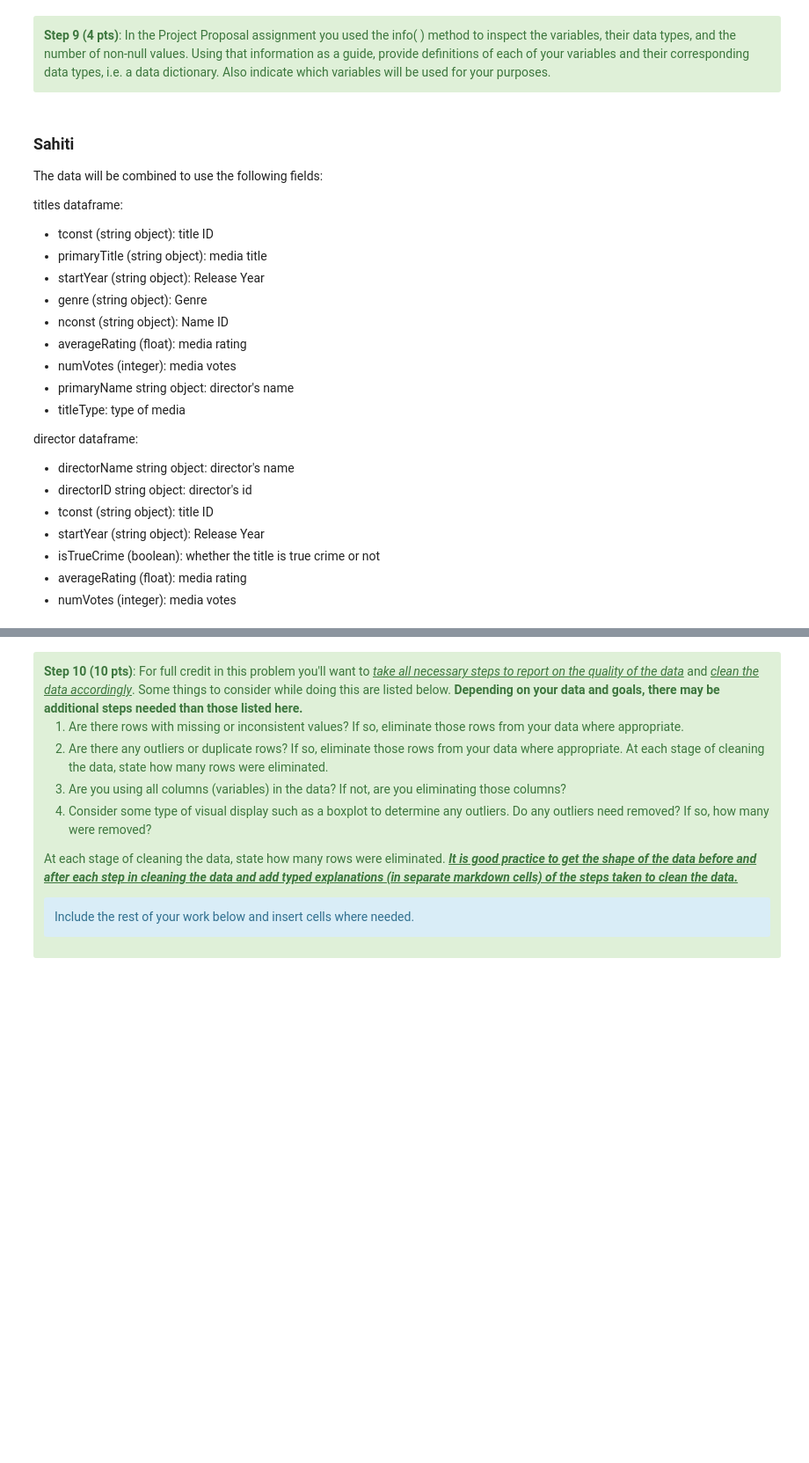
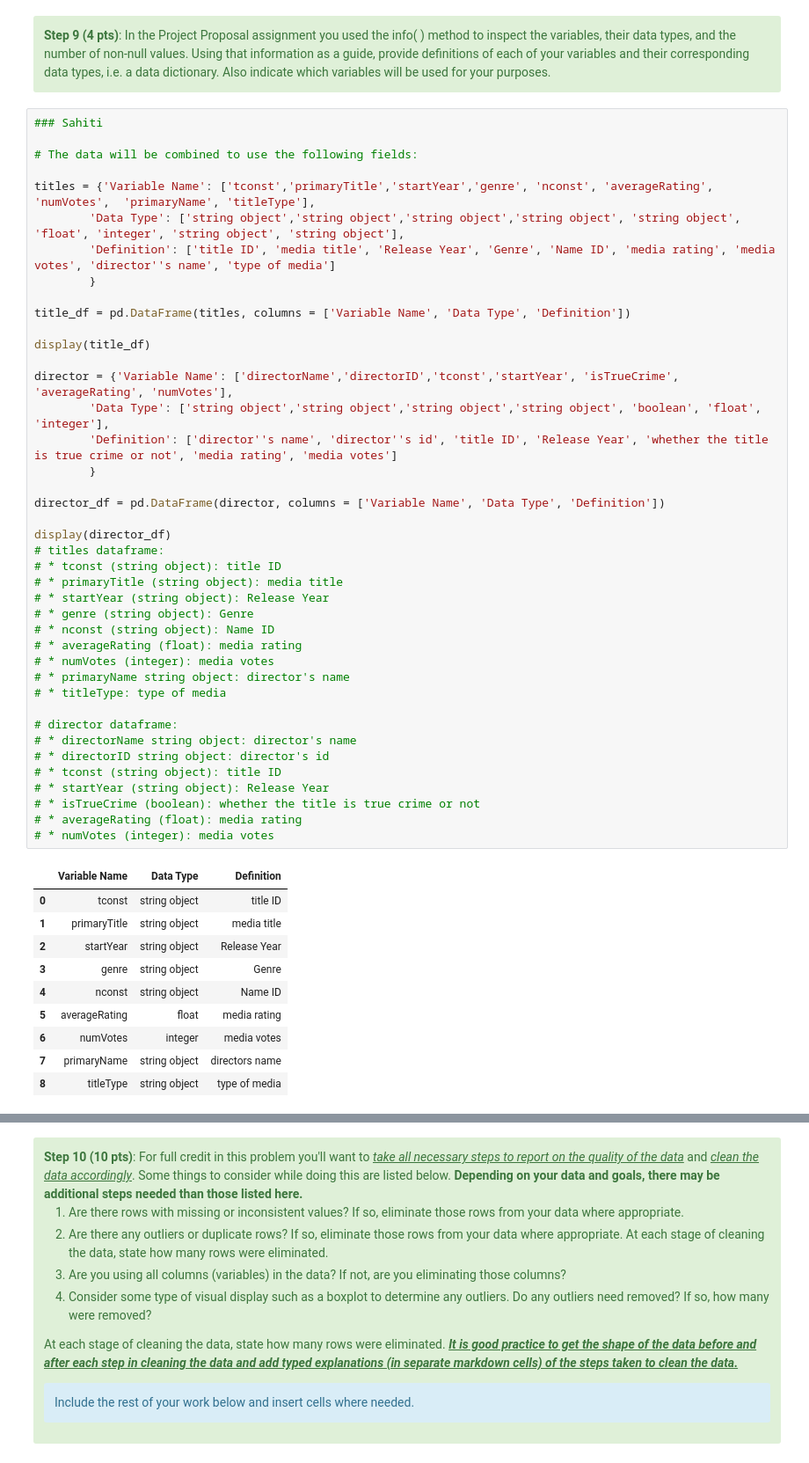
Before and after one commit to robords/NU_MS_EDA_Project, a Jupyter notebook: EDA_Project_Group_4.ipynb, the cells around one changed output, grey strips where cells are left out. Shown: that part at 88% size. Drawn from its saved outputs; the diff is of its cells as text; blank space fills up the shorter version.

Commit message:
sahiti's code

```diff
--- a/EDA_Project_Group_4.ipynb
+++ b/EDA_Project_Group_4.ipynb
@@ -249,26 +243,54 @@ The data is collected by IMDB from several sources. As noted on their site (http
 # %% [markdown]
 <div class="alert alert-block alert-success"><b>Step 9 (4 pts)</b>: In the Project Proposal assignment you used the info(&nbsp;) method to inspect the variables, their data types, and the number of non-null values. Using that information as a guide, provide definitions of each of your variables and their corresponding data types, i.e. a data dictionary. Also indicate which variables will be used for your purposes.</div>
-# %% [markdown]
-### Sahiti
-
-The data will be combined to use the following fields:
-
-titles dataframe:
-* tconst (string object): title ID
-* primaryTitle (string object): media title
-* startYear (string object): Release Year
-* genre (string object): Genre
-* nconst (string object): Name ID
-* averageRating (float): media rating
-* numVotes (integer): media votes
-* primaryName string object: director's name
-* titleType: type of media
-
-director dataframe:
-* directorName string object: director's name
-* directorID string object: director's id
-* tconst (string object): title ID
-* startYear (string object): Release Year
-* isTrueCrime (boolean): whether the title is true crime or not
-* averageRating (float): media rating
-* numVotes (integer): media votes
+# %%
+### Sahiti
+
+# The data will be combined to use the following fields:
+
+titles = {'Variable Name': ['tconst','primaryTitle','startYear','genre', 'nconst', 'averageRating', 'numVotes',  'primaryName', 'titleType'],
+        'Data Type': ['string object','string object','string object','string object', 'string object', 'float', 'integer', 'string object', 'string object'],
+        'Definition': ['title ID', 'media title', 'Release Year', 'Genre', 'Name ID', 'media rating', 'media votes', 'director''s name', 'type of media']
+        }
+
+title_df = pd.DataFrame(titles, columns = ['Variable Name', 'Data Type', 'Definition'])
+
+display(title_df)
+
+director = {'Variable Name': ['directorName','directorID','tconst','startYear', 'isTrueCrime', 'averageRating', 'numVotes'],
+        'Data Type': ['string object','string object','string object','string object', 'boolean', 'float', 'integer'],
+        'Definition': ['director''s name', 'director''s id', 'title ID', 'Release Year', 'whether the title is true crime or not', 'media rating', 'media votes']
+        }
+
+director_df = pd.DataFrame(director, columns = ['Variable Name', 'Data Type', 'Definition'])
+
+display(director_df)
+# titles dataframe:
+# * tconst (string object): title ID
+# * primaryTitle (string object): media title
+# * startYear (string object): Release Year
+# * genre (string object): Genre
+# * nconst (string object): Name ID
+# * averageRating (float): media rating
+# * numVotes (integer): media votes
+# * primaryName string object: director's name
+# * titleType: type of media
+
+# director dataframe:
+# * directorName string object: director's name
+# * directorID string object: director's id
+# * tconst (string object): title ID
+# * startYear (string object): Release Year
+# * isTrueCrime (boolean): whether the title is true crime or not
+# * averageRating (float): media rating
+# * numVotes (integer): media votes
+# %% [output]
+|  | Variable Name | Data Type | Definition |
+| 0 | tconst | string object | title ID |
+| 1 | primaryTitle | string object | media title |
+| 2 | startYear | string object | Release Year |
+| 3 | genre | string object | Genre |
+| 4 | nconst | string object | Name ID |
+| 5 | averageRating | float | media rating |
+| 6 | numVotes | integer | media votes |
+| 7 | primaryName | string object | directors name |
+| 8 | titleType | string object | type of media |
```
Also changed, not shown: parts of 32 cells of this notebook.
